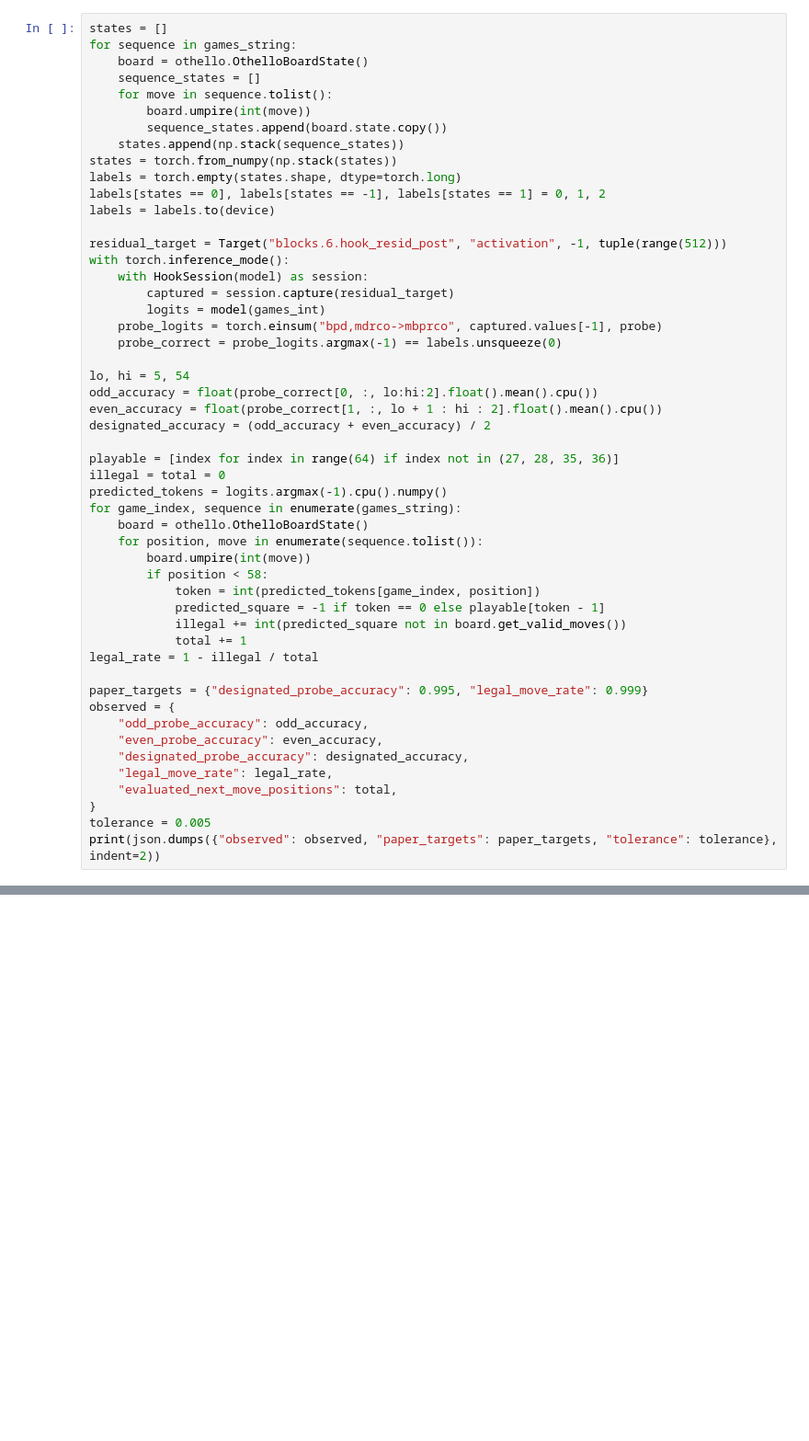
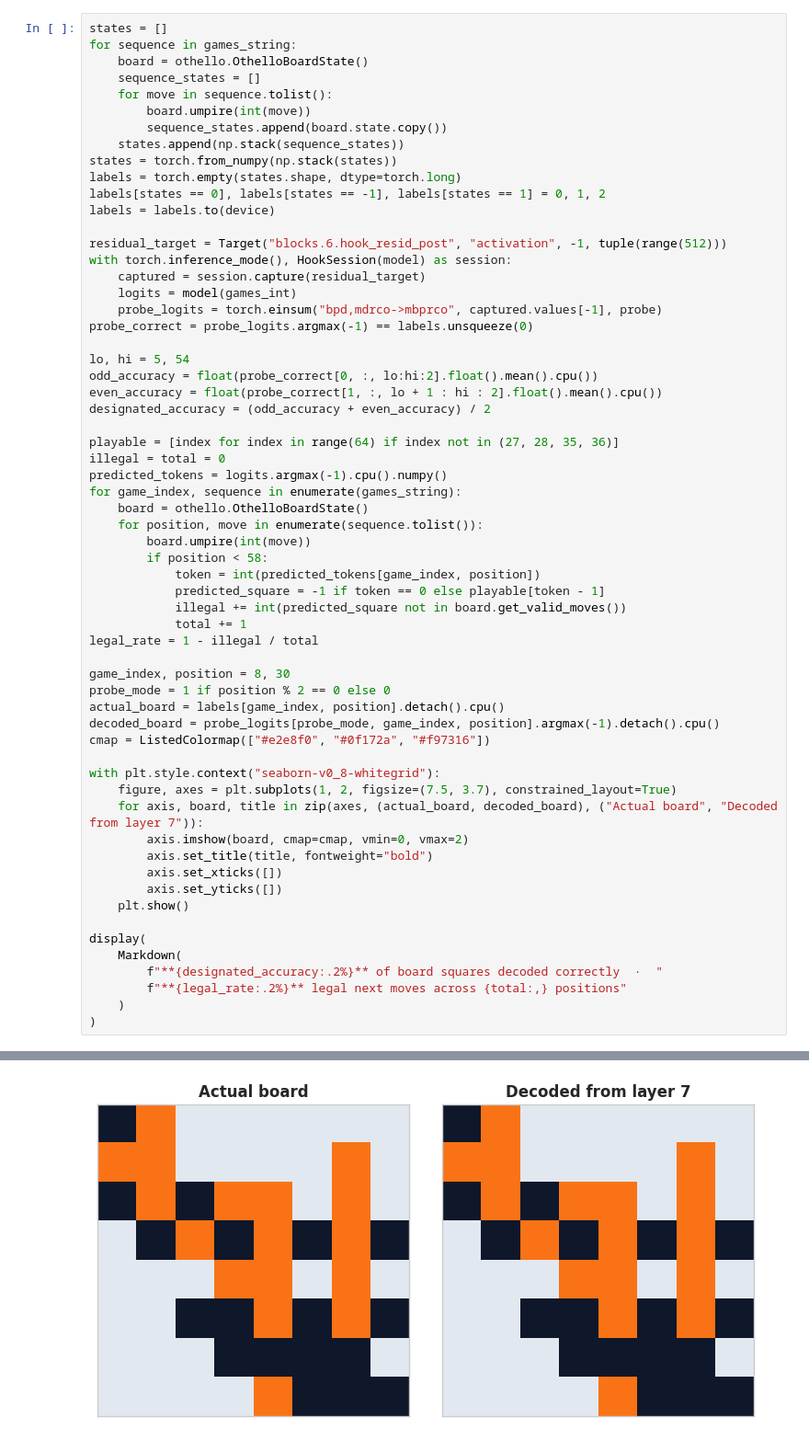
Before and after one commit to Xmaster6y/tdhook, a Jupyter notebook: docs/source/notebooks/tutorials/othello-research-reproduction.ipynb, the cells around one changed output, grey strips where cells are left out. Shown at 92% size. Saved outputs shown, nothing was run; the diff lists cells and outputs as text; blank space fills up the shorter version.

```diff
--- a/docs/source/notebooks/tutorials/othello-research-reproduction.ipynb
+++ b/docs/source/notebooks/tutorials/othello-research-reproduction.ipynb
@@ -116,12 +114,11 @@ labels[states == 0], labels[states == -1], labels[states == 1] = 0, 1, 2
 labels = labels.to(device)
 
 residual_target = Target("blocks.6.hook_resid_post", "activation", -1, tuple(range(512)))
-with torch.inference_mode():
-    with HookSession(model) as session:
-        captured = session.capture(residual_target)
-        logits = model(games_int)
+with torch.inference_mode(), HookSession(model) as session:
+    captured = session.capture(residual_target)
+    logits = model(games_int)
     probe_logits = torch.einsum("bpd,mdrco->mbprco", captured.values[-1], probe)
-    probe_correct = probe_logits.argmax(-1) == labels.unsqueeze(0)
+probe_correct = probe_logits.argmax(-1) == labels.unsqueeze(0)
 
 lo, hi = 5, 54
 odd_accuracy = float(probe_correct[0, :, lo:hi:2].float().mean().cpu())
@@ -142,14 +139,25 @@ for game_index, sequence in enumerate(games_string):
             total += 1
 legal_rate = 1 - illegal / total
 
-paper_targets = {"designated_probe_accuracy": 0.995, "legal_move_rate": 0.999}
-observed = {
-    "odd_probe_accuracy": odd_accuracy,
-    "even_probe_accuracy": even_accuracy,
-    "designated_probe_accuracy": designated_accuracy,
-    "legal_move_rate": legal_rate,
-    "evaluated_next_move_positions": total,
-}
-tolerance = 0.005
-print(json.dumps({"observed": observed, "paper_targets": paper_targets, "tolerance": tolerance}, indent=2))
+game_index, position = 8, 30
+probe_mode = 1 if position % 2 == 0 else 0
+actual_board = labels[game_index, position].detach().cpu()
+decoded_board = probe_logits[probe_mode, game_index, position].argmax(-1).detach().cpu()
+cmap = ListedColormap(["#e2e8f0", "#0f172a", "#f97316"])
+
+with plt.style.context("seaborn-v0_8-whitegrid"):
+    figure, axes = plt.subplots(1, 2, figsize=(7.5, 3.7), constrained_layout=True)
+    for axis, board, title in zip(axes, (actual_board, decoded_board), ("Actual board", "Decoded from layer 7")):
+        axis.imshow(board, cmap=cmap, vmin=0, vmax=2)
+        axis.set_title(title, fontweight="bold")
+        axis.set_xticks([])
+        axis.set_yticks([])
+    plt.show()
+
+display(
+    Markdown(
+        f"**{designated_accuracy:.2%}** of board squares decoded correctly  ·  "
+        f"**{legal_rate:.2%}** legal next moves across {total:,} positions"
+    )
+)
 # %% [output]
@@ -169,0 +164 @@ print(json.dumps({"observed": observed, "paper_targets": paper_targets, "toleran
+[figure, added]
```
Also changed, not shown: parts of 11 cells of this notebook, 10 other files.
